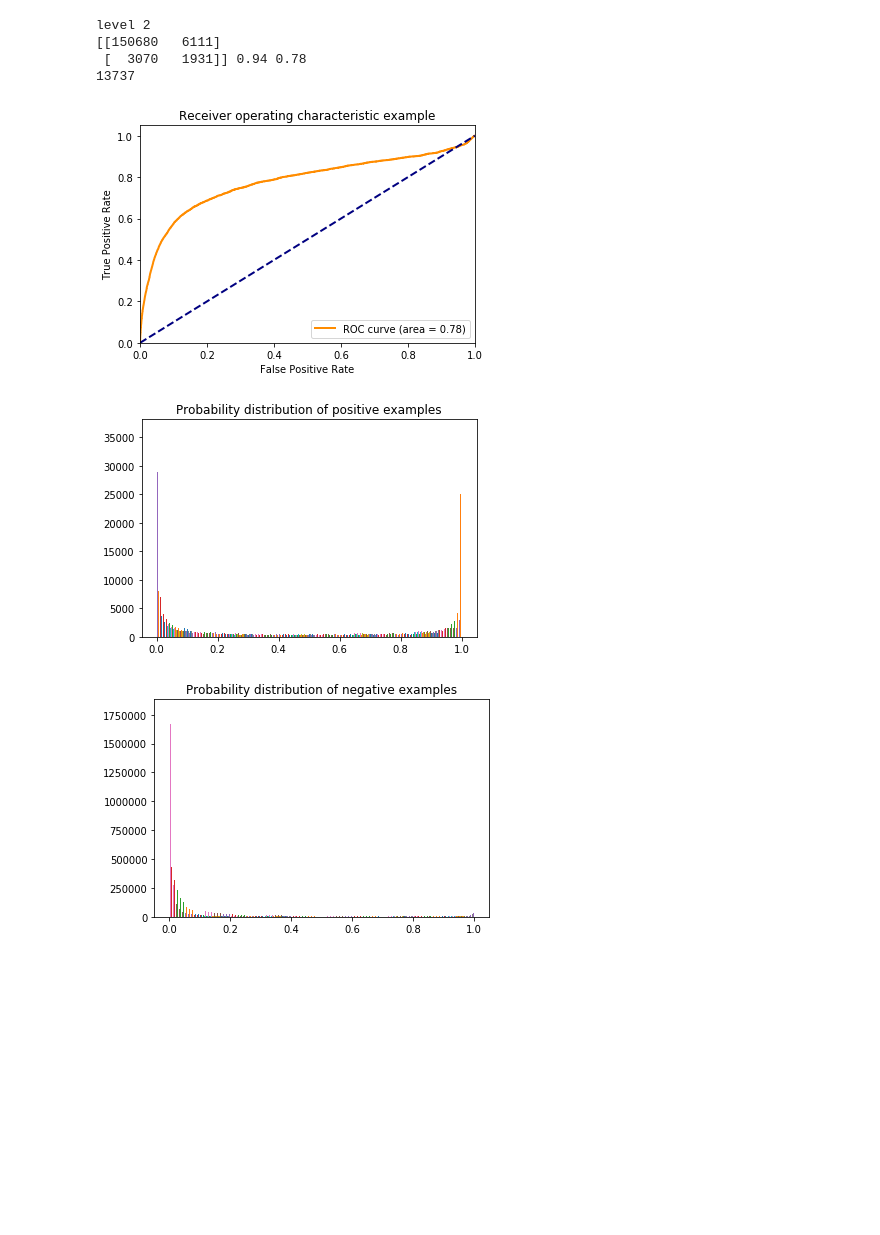
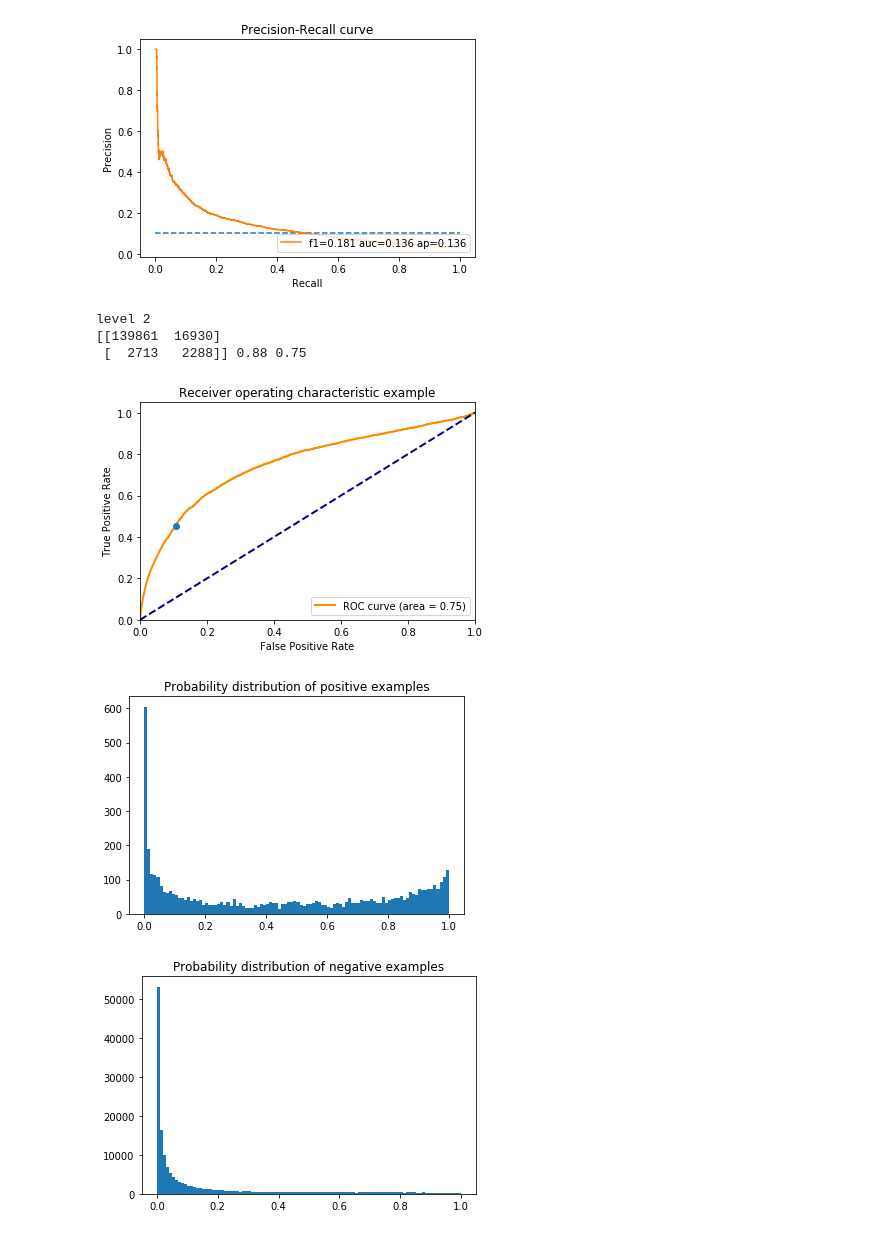
Before and after one commit to SaraKuznik/proteins-RNA-CNN, a Jupyter notebook: CNN_new_17.ipynb, the cells around one changed output. Drawn from its saved outputs; the diff is of its cells as text; code cells hidden in the pictures; blank space fills up the shorter version.

```diff
--- a/CNN_new_17.ipynb
+++ b/CNN_new_17.ipynb
@@ -225,13 +225,14 @@ for i in range(17):
     print(confusion_matrix, accuracy, auc)
 
     fpr, tpr, thresholds = sklearn.metrics.roc_curve(Y_test_[:,i], Y_pred_prob[:,i])
-    print(len(thresholds))
+    our_thr = np.where(np.round(thresholds, 2) == 0.5)[0][0]
     roc_auc = sklearn.metrics.auc(fpr, tpr)
     plt.figure()
     lw = 2
     plt.plot(fpr, tpr, color='darkorange',
              lw=lw, label='ROC curve (area = %0.2f)' % roc_auc)
     plt.plot([0, 1], [0, 1], color='navy', lw=lw, linestyle='--')
+    plt.plot(fpr[our_thr], tpr[our_thr], 'o')
     plt.xlim([0.0, 1.0])
     plt.ylim([0.0, 1.05])
     plt.xlabel('False Positive Rate')
@@ -241,14 +242,30 @@ for i in range(17):
     plt.savefig(f'roc_curve_{i+1}')
     plt.show()
 
-    plt.hist(Y_pred_prob[np.where(Y_test_==1)[0]], bins=100)
+    plt.hist(Y_pred_prob[np.where(Y_test_[:,i]==1)[0], i], bins=100)
     plt.title('Probability distribution of positive examples')
     plt.savefig(f'positive_hist_{i+1}')
     plt.show()
 
-    plt.hist(Y_pred_prob[np.where(Y_test_==0)[0]], bins=100)
+    plt.hist(Y_pred_prob[np.where(Y_test_[:,i]==0)[0], i], bins=100)
     plt.title('Probability distribution of negative examples')
     plt.savefig(f'negative_hist_{i+1}')
+    plt.show()
+
+    precision, recall, _ = sklearn.metrics.precision_recall_curve(Y_test_[:,i], Y_pred_prob[:,i])
+    # calculate F1 score
+    f1 = sklearn.metrics.f1_score(Y_test_[:,i], Y_pred_[:,i])
+    # calculate precision-recall AUC
+    pr_auc = sklearn.metrics.auc(recall, precision)
+    # calculate average precision score
+    ap = sklearn.metrics.average_precision_score(Y_test_[:,i], Y_pred_prob[:,i])
+
+    plt.plot([0, 1], [0.1, 0.1], linestyle='--')
+    plt.plot(recall, precision, label='f1=%.3f auc=%.3f ap=%.3f' % (f1, pr_auc, ap))
+    plt.xlabel('Recall')
+    plt.ylabel('Precision')
+    plt.title('Precision-Recall curve')
+    plt.legend(loc="lower right")
     plt.show()
 
 # baseline model
@@ -311,7 +328,7 @@ level 1
+[figure, new version]
 level 2
-[[150680   6111]
- [  3070   1931]] 0.94 0.78
-13737
+[[139861  16930]
+ [  2713   2288]] 0.88 0.75
-[figure, old version]
-[figure, old version]
+[figure, new version]
-[figure, old version]
+[figure, new version]
+[figure, new version]
```
Also changed, not shown: parts of 1 cell of this notebook, 1 other file.
